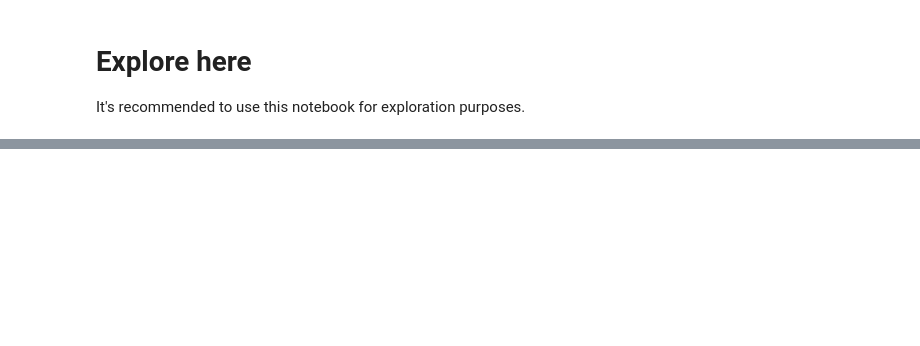
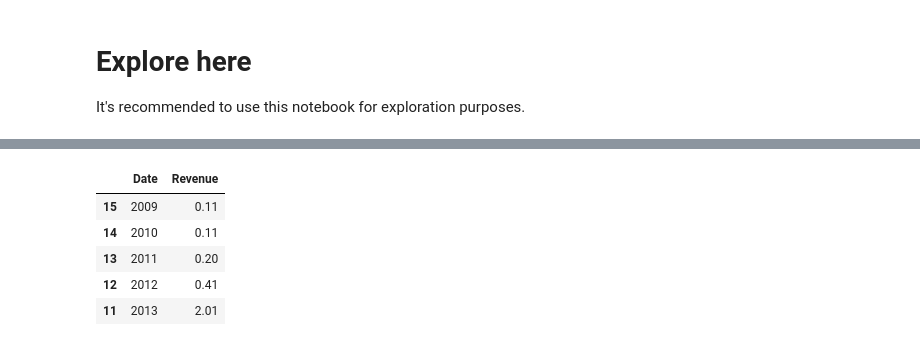
Before and after one commit to jllarose/web-scraping-project-tutorial, a Jupyter notebook: src/explore.ipynb, the cells around one changed output, grey strips where cells are left out. Cells and saved outputs as stored; diff of their text form; code cells hidden in the pictures; blank space fills up the shorter version.

```diff
--- a/src/explore.ipynb
+++ b/src/explore.ipynb
@@ -20,0 +92,10 @@ ModuleNotFoundError: No module named 'requests'
+# %%
+df['Revenue'] = df['Revenue'].apply(convert_to_float)
+df.head()
+# %% [output]
+|  | Date | Revenue |
+| 15 | 2009 | 0.11 |
+| 14 | 2010 | 0.11 |
+| 13 | 2011 | 0.20 |
+| 12 | 2012 | 0.41 |
+| 11 | 2013 | 2.01 |
```
Also changed, not shown: parts of 11 cells of this notebook, 3 other files.
